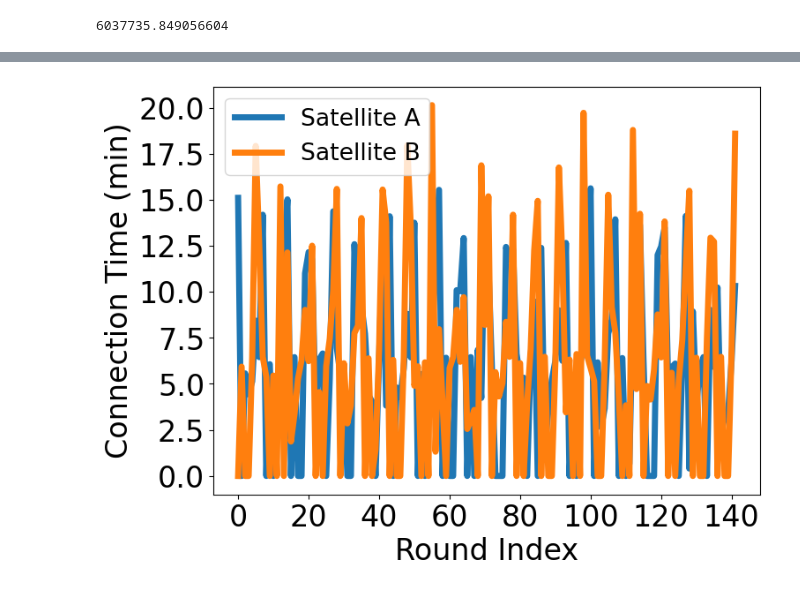
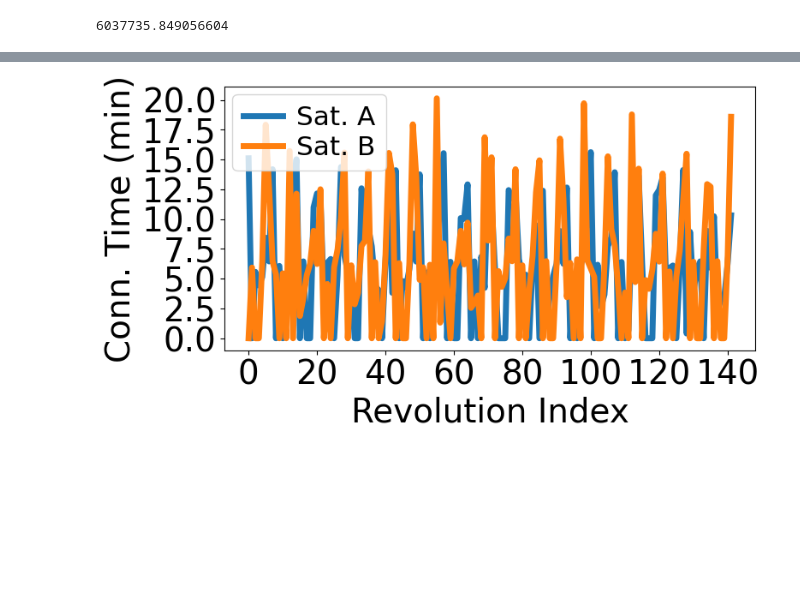
Before and after one commit to lizhouyu/hypatia, a Jupyter notebook: paper/satellite_networks_state/analyze_gen_gs.ipynb, the cells around one changed output, grey strips where cells are left out. Cells and saved outputs as stored; diff of their text form; code cells hidden in the pictures; blank space fills up the shorter version.

```diff
--- a/paper/satellite_networks_state/analyze_gen_gs.ipynb
+++ b/paper/satellite_networks_state/analyze_gen_gs.ipynb
@@ -337,20 +337,20 @@ sat0_round_connection_time_list = np.array(sat0_round_connection_stat['list'])
 sat1_round_connection_time_list = np.array(sat1_round_connection_stat['list'])
 # %%
 # plot
-fig = plt.figure(figsize=(8,6))
+fig = plt.figure(figsize=(8,4))
 
-font_size = 24
+font_size = 28
 
-plt.plot(sat0_round_connection_time_list / 60000, label='Satellite A', linewidth=5)
-plt.plot(sat1_round_connection_time_list / 60000, label='Satellite B', linewidth=5)
+plt.plot(sat0_round_connection_time_list / 60000, label='Sat. A', linewidth=5)
+plt.plot(sat1_round_connection_time_list / 60000, label='Sat. B', linewidth=5)
 
-plt.legend(fontsize=font_size * 0.8)
-plt.xlabel('Round Index', fontsize=font_size)
-plt.ylabel('Connection Time (min)', fontsize=font_size)
+plt.legend(fontsize=font_size * 0.8, loc='upper left', handlelength=1.5, handletextpad=0.5, labelspacing=0.2, bbox_to_anchor=(-0.01, 1.02))
+plt.xlabel('Revolution Index', fontsize=font_size)
+plt.ylabel('Conn. Time (min)', fontsize=font_size)
 plt.xticks(fontsize=font_size)
 plt.yticks(fontsize=font_size)
 
 plt.savefig(os.path.join(fig_folder, 'satellite_connection_time.pdf'), bbox_inches='tight')
 plt.show()
 # %% [output]
-[figure, old version]
+[figure, new version]
```
Also changed, not shown: parts of 1 cell of this notebook, 15 other files.
